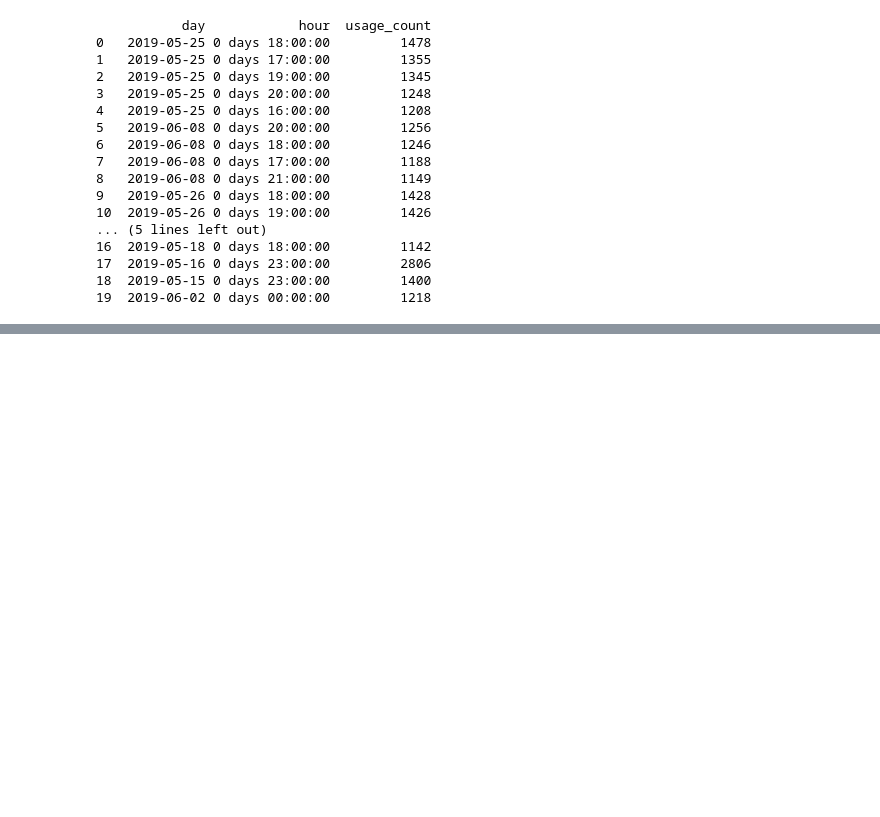
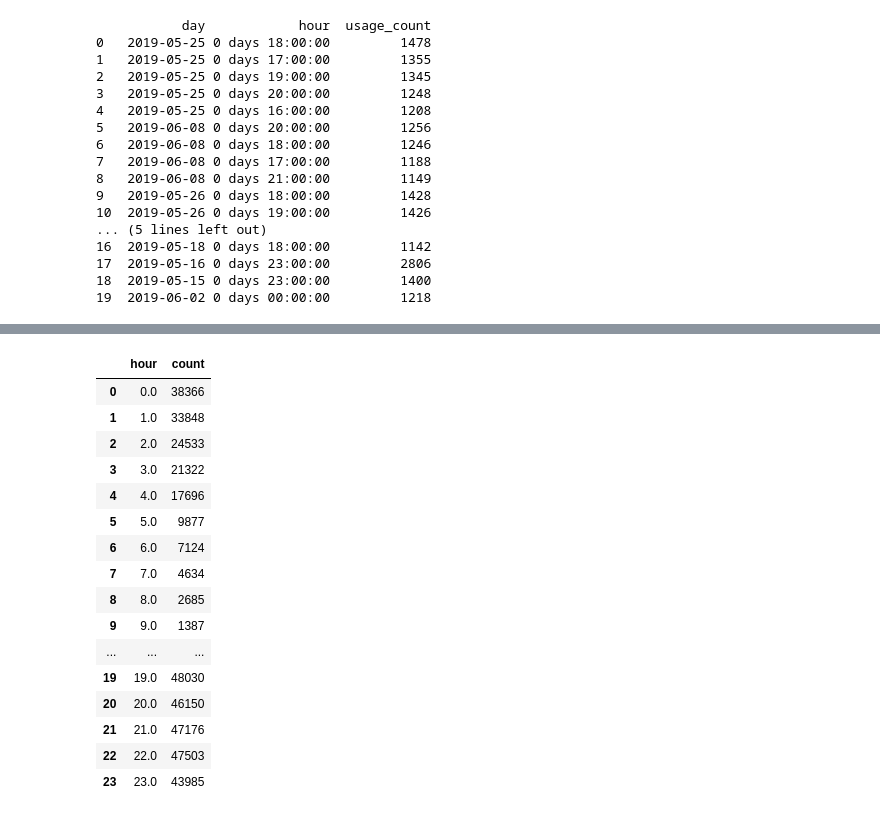
Before and after one commit to NSS-Data-Analytics-Cohort-8/scooter-partner1-yo_dawg_i_heard_you_liked_queries, a Jupyter notebook: notebooks/scooters.ipynb, the cells around one changed output, grey strips where cells are left out. Saved outputs shown, nothing was run; the diff lists cells and outputs as text; code cells hidden in the pictures; blank space fills up the shorter version.

```diff
--- a/notebooks/scooters.ipynb
+++ b/notebooks/scooters.ipynb
@@ -963,0 +1027,27 @@ print(hourly_breakdown)
+# %%
+query = '''
+SELECT EXTRACT(HOUR FROM pubtimestamp) AS hour
+FROM trips'''
+
+hourly = pd.read_sql(query, con=engine)
+
+hourly_counts = hourly.groupby('hour').size().reset_index(name='count')
+hourly_counts
+# %% [output]
+|  | hour | count |
+| 0 | 0.0 | 38366 |
+| 1 | 1.0 | 33848 |
+| 2 | 2.0 | 24533 |
+| 3 | 3.0 | 21322 |
+| 4 | 4.0 | 17696 |
+| 5 | 5.0 | 9877 |
+| 6 | 6.0 | 7124 |
+| 7 | 7.0 | 4634 |
+| 8 | 8.0 | 2685 |
+| 9 | 9.0 | 1387 |
+| ... | ... | ... |
+| 19 | 19.0 | 48030 |
+| 20 | 20.0 | 46150 |
+| 21 | 21.0 | 47176 |
+| 22 | 22.0 | 47503 |
+| 23 | 23.0 | 43985 |
```
Also changed, not shown: parts of 12 cells of this notebook.
